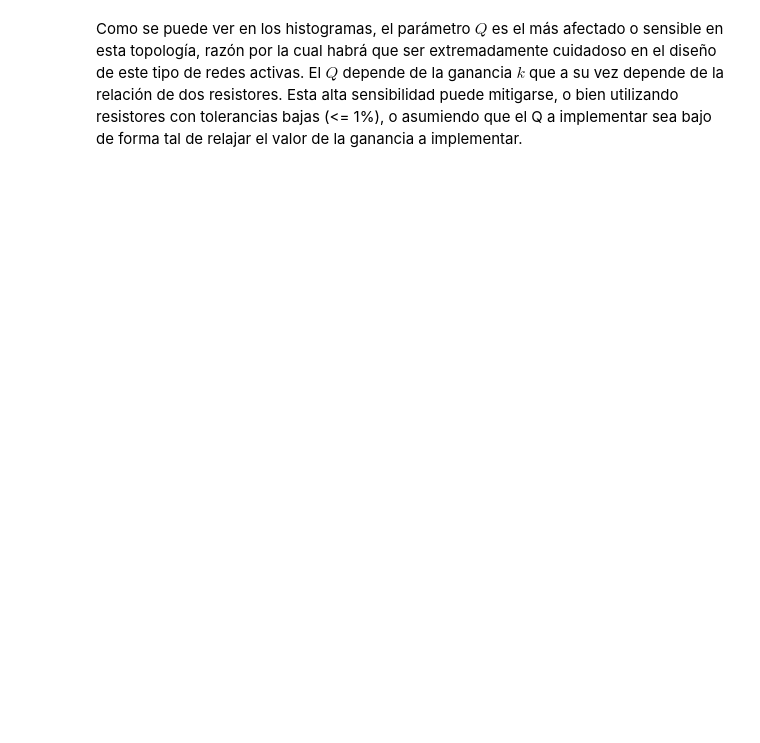
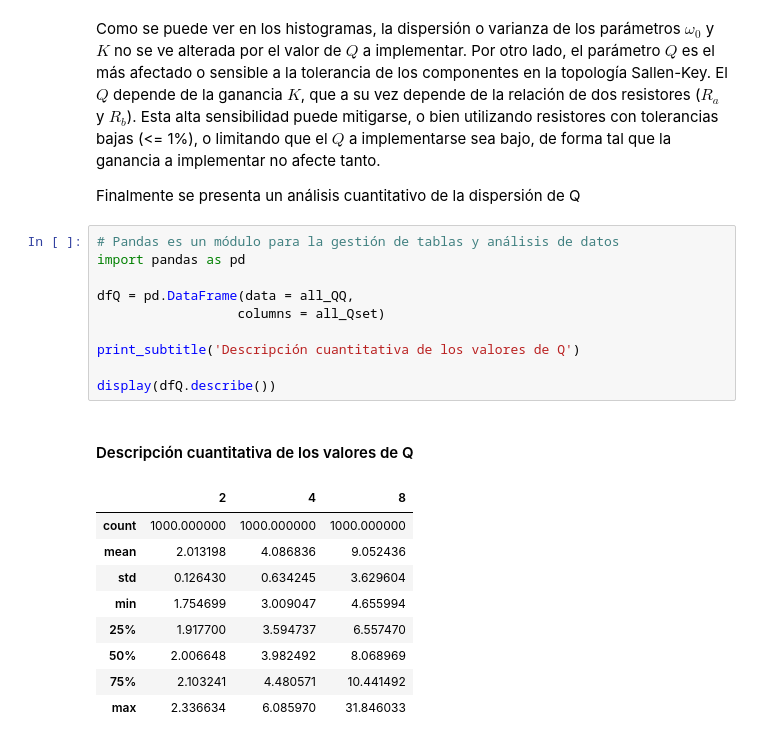
Before and after one commit to marianux/tc2, a Jupyter notebook: Sallen-Key sensibilidad.ipynb, the cells around one changed output. Cells and saved outputs as stored; diff of their text form; blank space fills up the shorter version.

Commit message:
ampliación del análisis de un Sallen Key

```diff
--- a/Sallen-Key sensibilidad.ipynb
+++ b/Sallen-Key sensibilidad.ipynb
@@ -204,2 +421,25 @@ Text(0.5, 1.0, '$\\omega_0$ para cada experimento')
 # %% [markdown]
-Como se puede ver en los histogramas, el parámetro $Q$ es el más afectado o sensible en esta topología, razón por la cual habrá que ser extremadamente cuidadoso en el diseño de este tipo de redes activas. El $Q$ depende de la ganancia $k$ que a su vez depende de la relación de dos resistores. Esta alta sensibilidad puede mitigarse, o bien utilizando resistores con tolerancias bajas (<= 1%), o asumiendo que el Q a implementar sea bajo de forma tal de relajar el valor de la ganancia a implementar.
+Como se puede ver en los histogramas, la dispersión o varianza de los parámetros $\omega_0$ y $K$ no se ve alterada por el valor de $Q$ a implementar. Por otro lado, el parámetro $Q$ es el más afectado o sensible a la tolerancia de los componentes en la topología Sallen-Key. El $Q$ depende de la ganancia $K$, que a su vez depende de la relación de dos resistores ($R_a$ y $R_b$). Esta alta sensibilidad puede mitigarse, o bien utilizando resistores con tolerancias bajas (<= 1%), o limitando que el $Q$ a implementarse sea bajo, de forma tal que la ganancia a implementar no afecte tanto.
+
+Finalmente se presenta un análisis cuantitativo de la dispersión de Q
+# %%
+# Pandas es un módulo para la gestión de tablas y análisis de datos
+import pandas as pd
+
+dfQ = pd.DataFrame(data = all_QQ,
+                  columns = all_Qset)
+
+print_subtitle('Descripción cuantitativa de los valores de Q')
+
+display(dfQ.describe())
+# %% [output]
+#### Descripción cuantitativa de los valores de Q
+|  | 2 | 4 | 8 |
+| count | 1000.000000 | 1000.000000 | 1000.000000 |
+| mean | 2.013198 | 4.086836 | 9.052436 |
+| std | 0.126430 | 0.634245 | 3.629604 |
+| min | 1.754699 | 3.009047 | 4.655994 |
+| 25% | 1.917700 | 3.594737 | 6.557470 |
+| 50% | 2.006648 | 3.982492 | 8.068969 |
+| 75% | 2.103241 | 4.480571 | 10.441492 |
+| max | 2.336634 | 6.085970 | 31.846033 |
```
Also changed, not shown: parts of 20 cells of this notebook, 2 other files.
